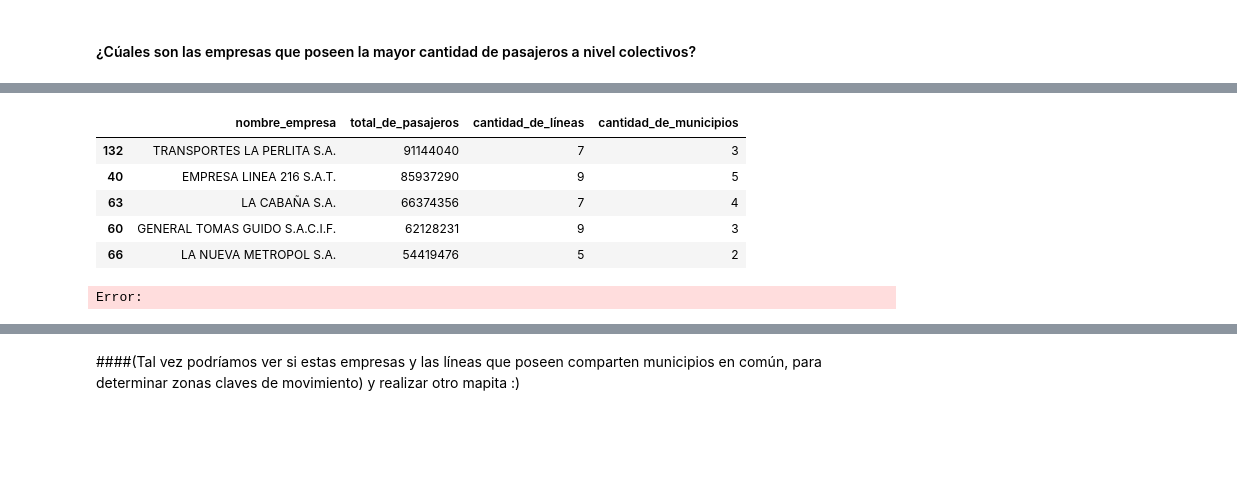
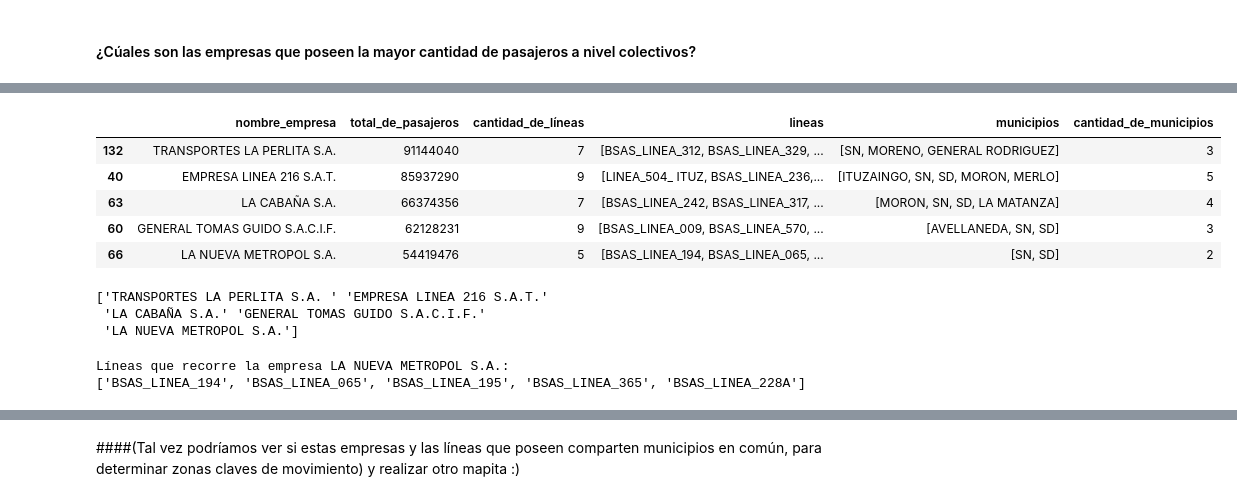
Before and after one commit to corrideluca/sube-2023, a Jupyter notebook: tp.ipynb, the cells around one changed output, grey strips where cells are left out. Cells and saved outputs as stored; diff of their text form; code cells hidden in the pictures; blank space fills up the shorter version.

```diff
--- a/tp.ipynb
+++ b/tp.ipynb
@@ -309,32 +287,64 @@ Error:
 # %%
 # Agrupo por nombre de empresa y cuento la cantidad de pasajeros que acumuló cada empresa
 pasajeros_por_empresa = colectivos.groupby('nombre_empresa')['pasajeros'].sum().reset_index()
 pasajeros_por_empresa.columns = ['nombre_empresa', 'total_de_pasajeros']
 
 # Agrupo por nombre de empresa y cuento la cantidad de líneas que posee cada empresa
 lineas_por_empresa = colectivos.groupby('nombre_empresa')['linea'].nunique().reset_index()
 lineas_por_empresa.columns = ['nombre_empresa', 'cantidad_de_líneas']
 
+
+# Agrupo por nombre de empresa y listo a los municipios que recorre cada empresa
+lineas_por_empresa_lista = colectivos.groupby('nombre_empresa')['linea'].apply(lambda x: list(set(x))).reset_index()
+lineas_por_empresa_lista.columns = ['nombre_empresa', 'lineas']
+
+
 # Agrupo por nombre de empresa y cuento la cantidad de municipios que recorre cada empresa
 zonas_por_empresa = colectivos.groupby('nombre_empresa')['municipio'].nunique().reset_index()
 zonas_por_empresa.columns = ['nombre_empresa', 'cantidad_de_municipios']
 
+# Agrupo por nombre de empresa y listo a los municipios que recorre cada empresa
+municipios_por_empresa_lista = colectivos.groupby('nombre_empresa')['municipio'].apply(lambda x: list(set(x))).reset_index()
+municipios_por_empresa_lista.columns = ['nombre_empresa', 'municipios']
+
+
 # Uno el DataFrame de pasajeros_por_empresa y lineas_por_empresa en uno parcial
 resultados_parciales = pd.merge(pasajeros_por_empresa, lineas_por_empresa, on='nombre_empresa')
 
-# Uno el DataFrame de resultados_parciales y zonas_por_empresa.
-resultados_por_empresa = pd.merge(resultados_parciales, zonas_por_empresa, on='nombre_empresa')
+
+# Uno el DataFrame de resultados_parciales y lineas_por_empresa_lista en uno parcial
+resultados_parciales2 = pd.merge(resultados_parciales, lineas_por_empresa_lista, on='nombre_empresa')
+
+# Uno el DataFrame de resultados_parciales2 y municipios_por_empresa_lista en uno parcial
+resultados_parciales3 = pd.merge(resultados_parciales2, municipios_por_empresa_lista, on='nombre_empresa')
+
+# Uno el DataFrame de resultados_parciales3 y zonas_por_empresa.
+resultados_por_empresa = pd.merge(resultados_parciales3, zonas_por_empresa, on='nombre_empresa')
 
 # Ordeno el DataFrame por orden de cantidad total de pasajeros
 resultados_por_empresa = resultados_por_empresa.sort_values(by='total_de_pasajeros', ascending=False)
 
 top_5_empresas = resultados_por_empresa.head(5)
 top_5_empresas
 # %% [output]
-|  | nombre_empresa | total_de_pasajeros | cantidad_de_líneas | cantidad_de_municipios |
-| 132 | TRANSPORTES LA PERLITA S.A. | 91144040 | 7 | 3 |
-| 40 | EMPRESA LINEA 216 S.A.T. | 85937290 | 9 | 5 |
-| 63 | LA CABAÑA S.A. | 66374356 | 7 | 4 |
-| 60 | GENERAL TOMAS GUIDO S.A.C.I.F. | 62128231 | 9 | 3 |
-| 66 | LA NUEVA METROPOL S.A. | 54419476 | 5 | 2 |
+|  | nombre_empresa | total_de_pasajeros | cantidad_de_líneas | lineas | municipios | cantidad_de_municipios |
+| 132 | TRANSPORTES LA PERLITA S.A. | 91144040 | 7 | [BSAS_LINEA_312, BSAS_LINEA_329, ... | [SN, MORENO, GENERAL RODRIGUEZ] | 3 |
+| 40 | EMPRESA LINEA 216 S.A.T. | 85937290 | 9 | [LINEA_504_ ITUZ, BSAS_LINEA_236,... | [ITUZAINGO, SN, SD, MORON, MERLO] | 5 |
+| 63 | LA CABAÑA S.A. | 66374356 | 7 | [BSAS_LINEA_242, BSAS_LINEA_317, ... | [MORON, SN, SD, LA MATANZA] | 4 |
+| 60 | GENERAL TOMAS GUIDO S.A.C.I.F. | 62128231 | 9 | [BSAS_LINEA_009, BSAS_LINEA_570, ... | [AVELLANEDA, SN, SD] | 3 |
+| 66 | LA NUEVA METROPOL S.A. | 54419476 | 5 | [BSAS_LINEA_194, BSAS_LINEA_065, ... | [SN, SD] | 2 |
-Error:
+# %%
+#Veo como se encuentran escritos los nombres
+print(top_5_empresas['nombre_empresa'].unique())
+# %% [output]
+['TRANSPORTES LA PERLITA S.A. ' 'EMPRESA LINEA 216 S.A.T.'
+ 'LA CABAÑA S.A.' 'GENERAL TOMAS GUIDO S.A.C.I.F.'
+ 'LA NUEVA METROPOL S.A.']
+# %%
+nombre_empresa_especifica = "LA NUEVA METROPOL S.A."
+empresa_especifica = top_5_empresas[top_5_empresas['nombre_empresa'] == nombre_empresa_especifica]
+print(f"Líneas que recorre la empresa {nombre_empresa_especifica}:")
+print(empresa_especifica['lineas'].values[0])
+# %% [output]
+Líneas que recorre la empresa LA NUEVA METROPOL S.A.:
+['BSAS_LINEA_194', 'BSAS_LINEA_065', 'BSAS_LINEA_195', 'BSAS_LINEA_365', 'BSAS_LINEA_228A']
```
Also changed, not shown: parts of 19 cells of this notebook.
